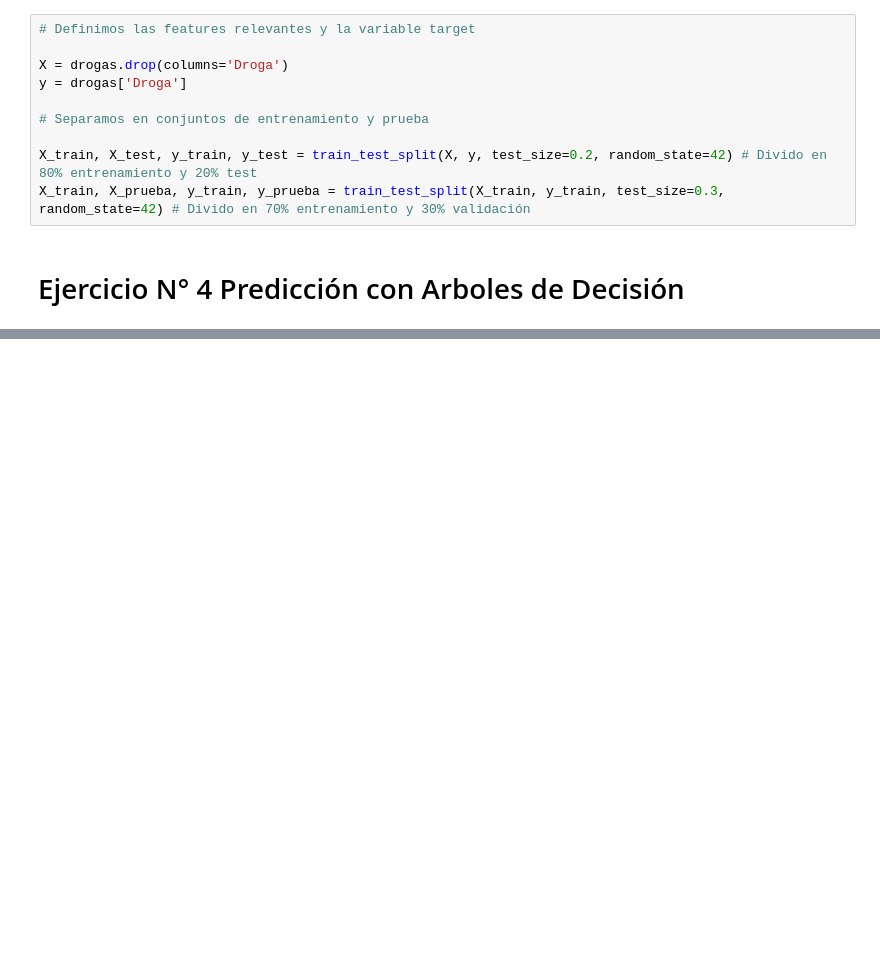
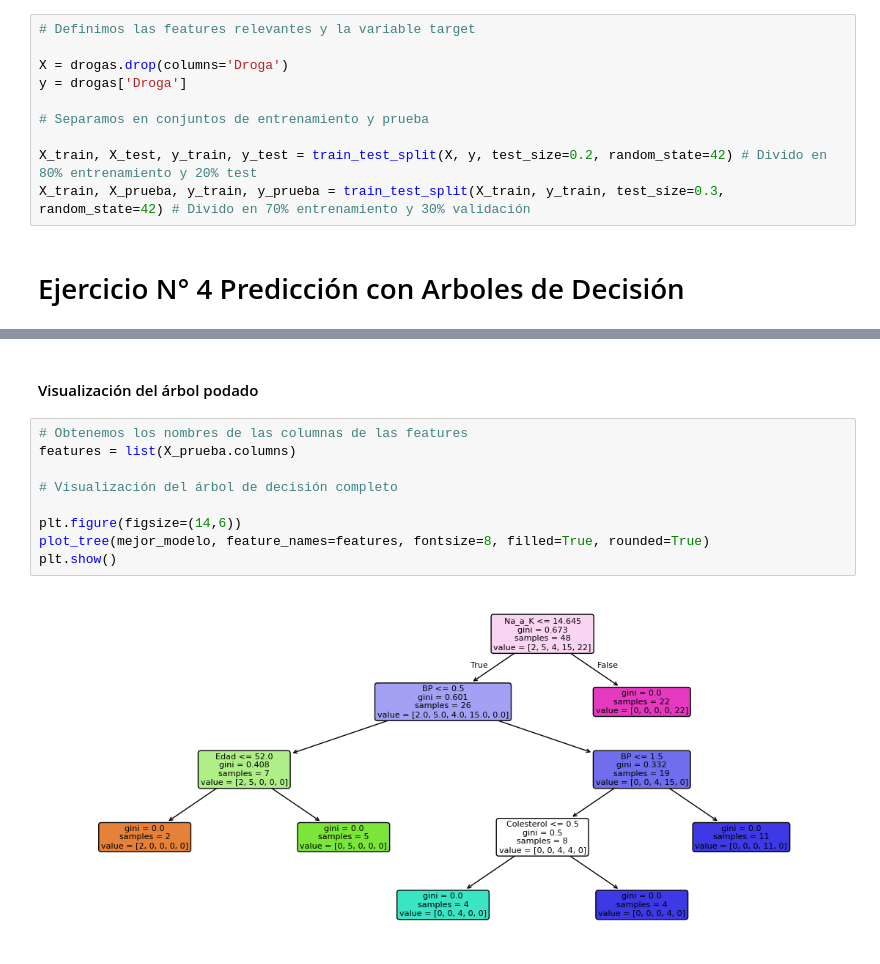
Before and after one commit to Kabarou/TP2_Mineria, a Jupyter notebook: tp2_mineria.ipynb, the cells around one changed output, grey strips where cells are left out. Saved outputs shown, nothing was run; the diff lists cells and outputs as text; blank space fills up the shorter version.

```diff
--- a/tp2_mineria.ipynb
+++ b/tp2_mineria.ipynb
@@ -340,0 +450,13 @@ X_train, X_prueba, y_train, y_prueba = train_test_split(X_train, y_train, test_s
+# %% [markdown]
+#### Visualización del árbol podado
+# %%
+# Obtenemos los nombres de las columnas de las features
+features = list(X_prueba.columns)
+
+# Visualización del árbol de decisión completo
+
+plt.figure(figsize=(14,6))
+plot_tree(mejor_modelo, feature_names=features, fontsize=8, filled=True, rounded=True)
+plt.show()
+# %% [output]
+[figure, added]
```
Also changed, not shown: parts of 14 cells of this notebook.
